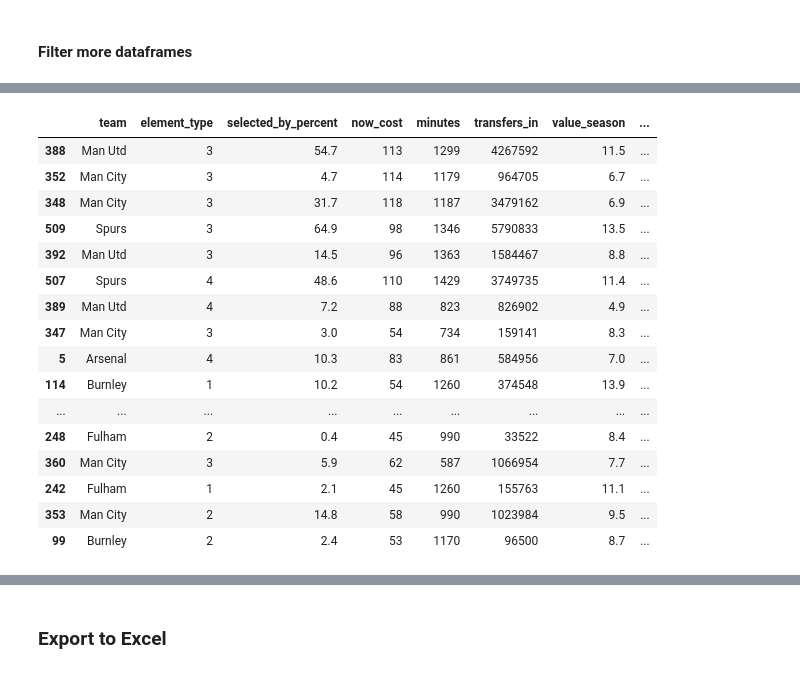
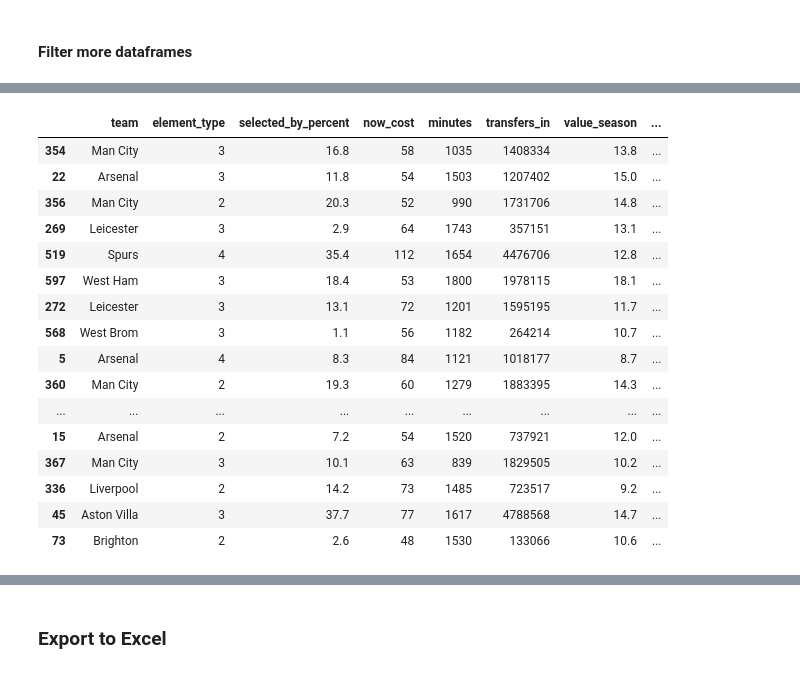
Before and after one commit to tomthomas/FPL-Scrape, a Jupyter notebook: FPL_API.ipynb, the cells around one changed output, grey strips where cells are left out. Drawn from its saved outputs; the diff is of its cells as text; code cells hidden in the pictures.

```diff
--- a/FPL_API.ipynb
+++ b/FPL_API.ipynb
@@ -263,7 +306,7 @@ pivot.sort_values('value',ascending = False)
 # %% [markdown]
 #### .loc helps you locate specifc rows/columns
 # %%
-filter_elements_df = filter_elements_df.loc[filter_elements_df.value > 0 ]
+filter_elements_df = filter_elements_df.loc[filter_elements_df.minutes > 500 ]
 # %%
 pivot = filter_elements_df.pivot_table(index='position',values='value',aggfunc=np.mean).reset_index()
 # %%
@@ -348,4 +407,4 @@ fwd_filter_df = fwd_filter_df.loc[fwd_filter_df.minutes > 500 ]
 # %%
 fwd_filter_df.pop('realvalue1')
 # %%
-fwd_filter_df['realvalue'] = (fwd_filter_df['form'] / fwd_filter_df['value'])*fwd_filter_df['total_points']
+fwd_df['realvalue'] = (fwd_df['form'] / fwd_df['value'])*fwd_df['total_points']
@@ -352,4 +417,4 @@ fwd_filter_df['realvalue'] = (fwd_filter_df['form'] / fwd_filter_df['value'])*fw
 # %%
-mid_filter_df['realvalue'] = (mid_filter_df['form'] / mid_filter_df['value'])*mid_filter_df['total_points']
-def_filter_df['realvalue'] = (def_filter_df['form'] / def_filter_df['value'])*def_filter_df['total_points']
-gk_filter_df['realvalue'] = (gk_filter_df['form'] / gk_filter_df['value'])*gk_filter_df['total_points']
+mid_df['realvalue'] = (mid_df['form'] / mid_df['value'])*mid_df['total_points']
+def_df['realvalue'] = (def_df['form'] / def_df['value'])*def_df['total_points']
+gk_df['realvalue'] = (gk_df['form'] / gk_df['value'])*gk_df['total_points']
@@ -433,24 +483,24 @@ gk_filter_df.sort_values('realvalue', ascending = False).head(15)
 # %%
-player_stack = pd.concat([fwd_filter_df, mid_filter_df, def_filter_df,gk_filter_df], axis=0)
+player_stack = pd.concat([fwd_df, mid_df, def_df,gk_df], axis=0)
 # %%
-player_stack.sort_values('realvalue',ascending = False).head(20)
+player_stack.sort_values('form',ascending = False).head(20)
 # %% [output]
 |  | team | element_type | selected_by_percent | now_cost | minutes | transfers_in | value_season | ... |
-| 388 | Man Utd | 3 | 54.7 | 113 | 1299 | 4267592 | 11.5 | ... |
-| 352 | Man City | 3 | 4.7 | 114 | 1179 | 964705 | 6.7 | ... |
-| 348 | Man City | 3 | 31.7 | 118 | 1187 | 3479162 | 6.9 | ... |
-| 509 | Spurs | 3 | 64.9 | 98 | 1346 | 5790833 | 13.5 | ... |
-| 392 | Man Utd | 3 | 14.5 | 96 | 1363 | 1584467 | 8.8 | ... |
-| 507 | Spurs | 4 | 48.6 | 110 | 1429 | 3749735 | 11.4 | ... |
-| 389 | Man Utd | 4 | 7.2 | 88 | 823 | 826902 | 4.9 | ... |
-| 347 | Man City | 3 | 3.0 | 54 | 734 | 159141 | 8.3 | ... |
-| 5 | Arsenal | 4 | 10.3 | 83 | 861 | 584956 | 7.0 | ... |
-| 114 | Burnley | 1 | 10.2 | 54 | 1260 | 374548 | 13.9 | ... |
+| 354 | Man City | 3 | 16.8 | 58 | 1035 | 1408334 | 13.8 | ... |
+| 22 | Arsenal | 3 | 11.8 | 54 | 1503 | 1207402 | 15.0 | ... |
+| 356 | Man City | 2 | 20.3 | 52 | 990 | 1731706 | 14.8 | ... |
+| 269 | Leicester | 3 | 2.9 | 64 | 1743 | 357151 | 13.1 | ... |
+| 519 | Spurs | 4 | 35.4 | 112 | 1654 | 4476706 | 12.8 | ... |
+| 597 | West Ham | 3 | 18.4 | 53 | 1800 | 1978115 | 18.1 | ... |
+| 272 | Leicester | 3 | 13.1 | 72 | 1201 | 1595195 | 11.7 | ... |
+| 568 | West Brom | 3 | 1.1 | 56 | 1182 | 264214 | 10.7 | ... |
+| 5 | Arsenal | 4 | 8.3 | 84 | 1121 | 1018177 | 8.7 | ... |
+| 360 | Man City | 2 | 19.3 | 60 | 1279 | 1883395 | 14.3 | ... |
 | ... | ... | ... | ... | ... | ... | ... | ... | ... |
-| 248 | Fulham | 2 | 0.4 | 45 | 990 | 33522 | 8.4 | ... |
-| 360 | Man City | 3 | 5.9 | 62 | 587 | 1066954 | 7.7 | ... |
-| 242 | Fulham | 1 | 2.1 | 45 | 1260 | 155763 | 11.1 | ... |
-| 353 | Man City | 2 | 14.8 | 58 | 990 | 1023984 | 9.5 | ... |
-| 99 | Burnley | 2 | 2.4 | 53 | 1170 | 96500 | 8.7 | ... |
+| 15 | Arsenal | 2 | 7.2 | 54 | 1520 | 737921 | 12.0 | ... |
+| 367 | Man City | 3 | 10.1 | 63 | 839 | 1829505 | 10.2 | ... |
+| 336 | Liverpool | 2 | 14.2 | 73 | 1485 | 723517 | 9.2 | ... |
+| 45 | Aston Villa | 3 | 37.7 | 77 | 1617 | 4788568 | 14.7 | ... |
+| 73 | Brighton | 2 | 2.6 | 48 | 1530 | 133066 | 10.6 | ... |
 # %%
 def_df.value.hist()
```
Also changed, not shown: parts of 44 cells of this notebook.
